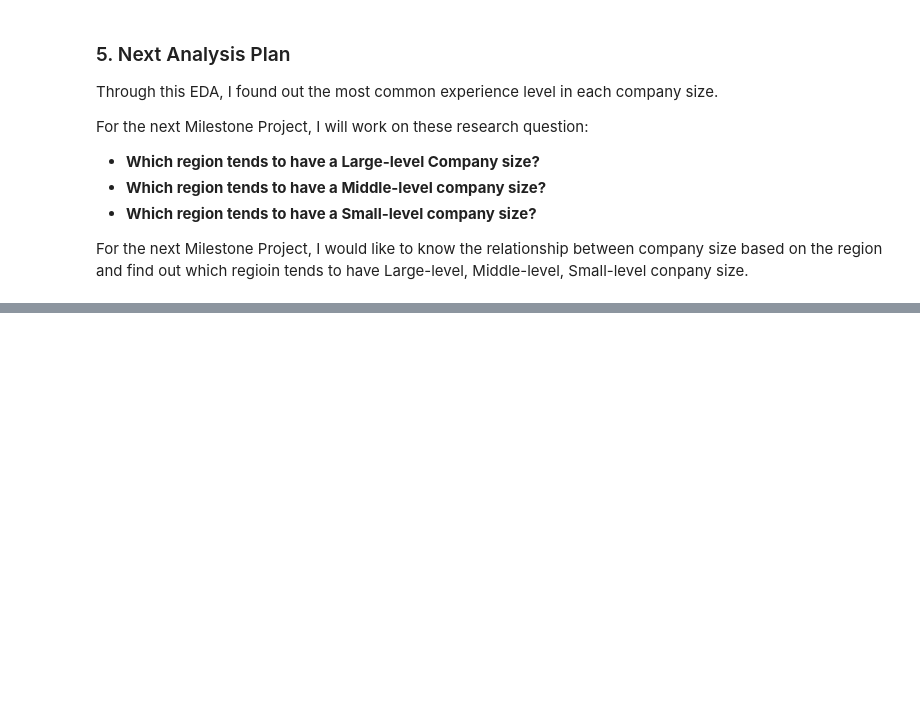
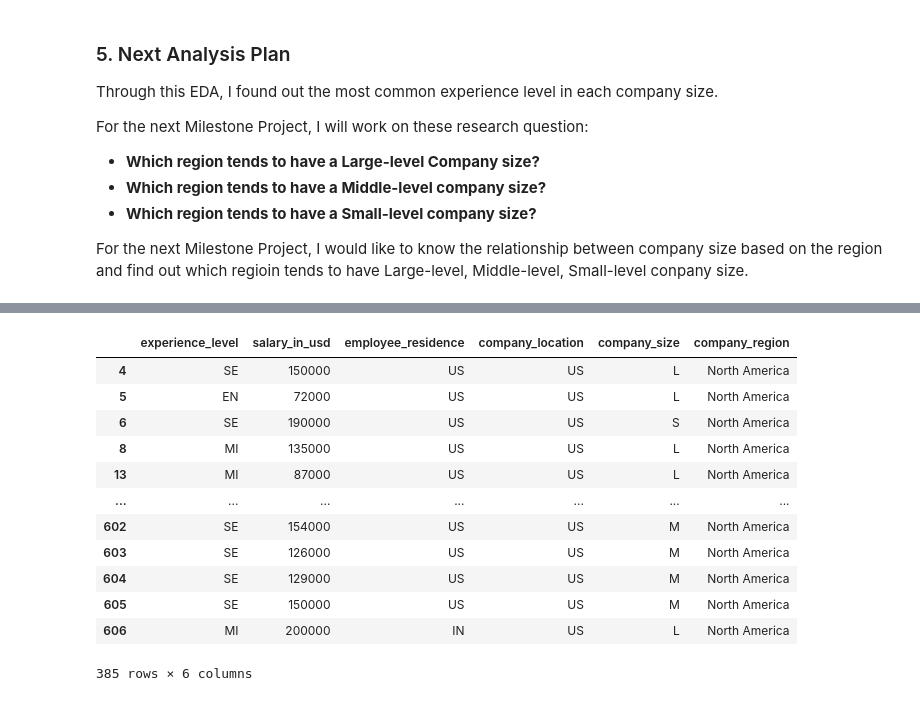
Before and after one commit to ubco-W2022T2-data301/project-group-group07, a Jupyter notebook: analysis/analysis1.ipynb, the cells around one changed output, grey strips where cells are left out. Drawn from its saved outputs; the diff is of its cells as text; code cells hidden in the pictures; blank space fills up the shorter version.

```diff
--- a/analysis/analysis1.ipynb
+++ b/analysis/analysis1.ipynb
@@ -220,0 +326,18 @@ For the next Milestone Project, I would like to know the relationship between co
+# %%
+# create a dataframe of company region North America
+dfNorAm = df1[df["company_region"] == "North America"]
+dfNorAm
+# %% [output]
+|  | experience_level | salary_in_usd | employee_residence | company_location | company_size | company_region |
+| 4 | SE | 150000 | US | US | L | North America |
+| 5 | EN | 72000 | US | US | L | North America |
+| 6 | SE | 190000 | US | US | S | North America |
+| 8 | MI | 135000 | US | US | L | North America |
+| 13 | MI | 87000 | US | US | L | North America |
+| ... | ... | ... | ... | ... | ... | ... |
+| 602 | SE | 154000 | US | US | M | North America |
+| 603 | SE | 126000 | US | US | M | North America |
+| 604 | SE | 129000 | US | US | M | North America |
+| 605 | SE | 150000 | US | US | M | North America |
+| 606 | MI | 200000 | IN | US | L | North America |
+385 rows × 6 columns
```
Also changed, not shown: parts of 37 cells of this notebook.
